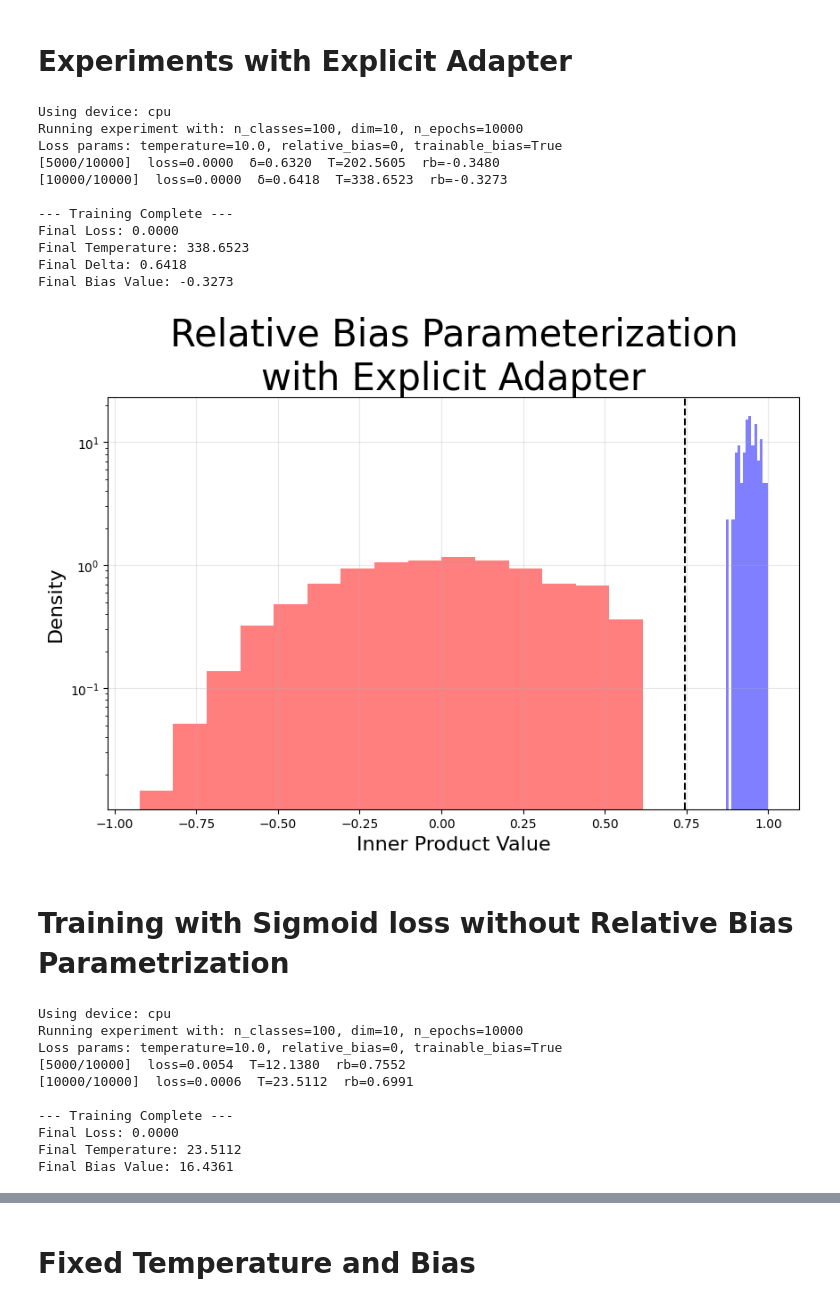
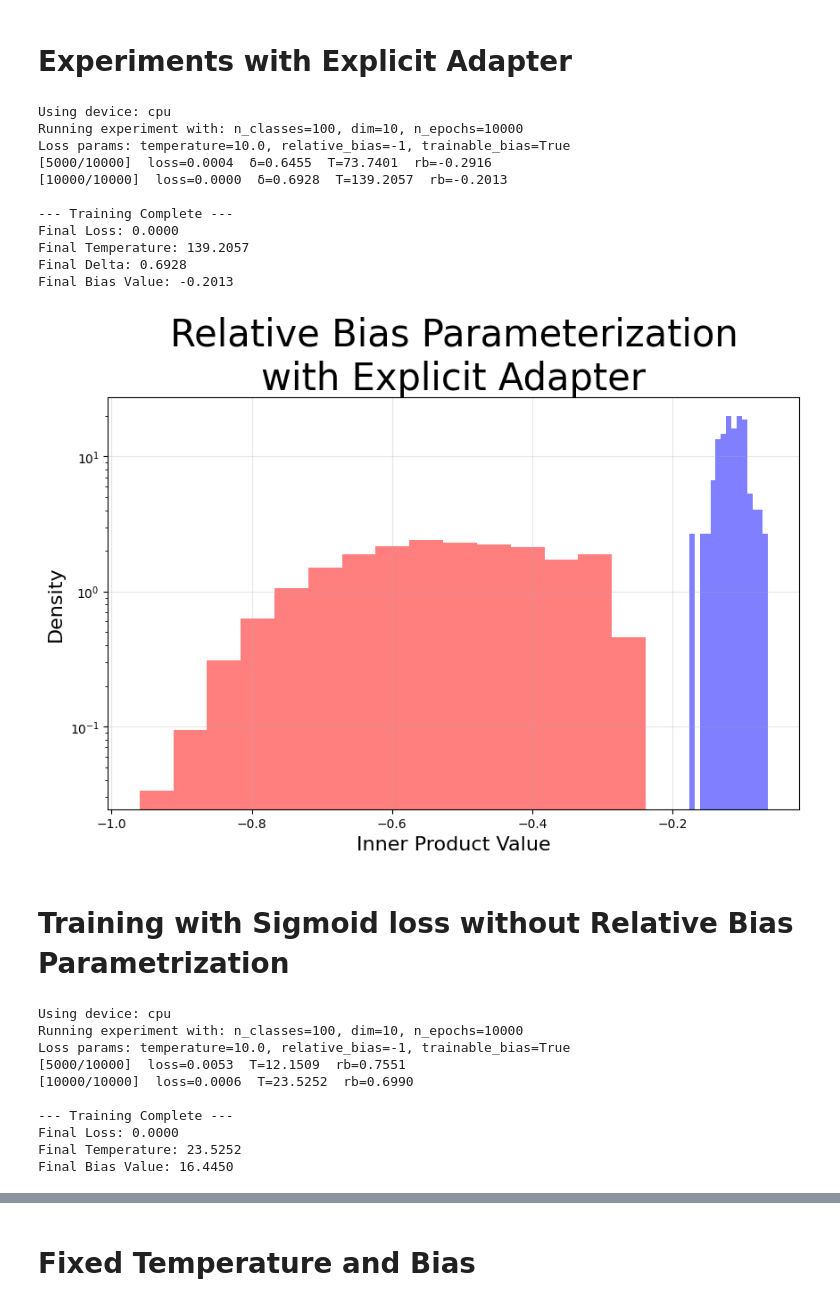
Before and after one commit to BangachevKiril/RepresentationLearningTheory, a Jupyter notebook: SigLIP/FrozenModalityExperiments.ipynb, the cells around one changed output, grey strips where cells are left out. Cells and saved outputs as stored; diff of their text form; code cells hidden in the pictures.

```diff
--- a/SigLIP/FrozenModalityExperiments.ipynb
+++ b/SigLIP/FrozenModalityExperiments.ipynb
@@ -24,12 +24,12 @@ device_str = 'cuda' if torch.cuda.is_available() else 'cpu'
 
 
 initial_temperature = 10.0
-initial_relative_bias = 0
+initial_relative_bias = -1
 initial_x= 0.5
 
 delta = torch.sigmoid(torch.tensor(initial_x)).item()
 initial_temperature_rescaled = initial_temperature /delta **2
-initial_relative_bias_rescaled = initial_relative_bias*(delta**2)  -  + (1 - delta**2)
+initial_relative_bias_rescaled = initial_relative_bias*(delta**2)  -  (1 - delta**2)
 
 U0 = torch.randn(n_classes, dim, device = device_str)
 # %% [markdown]
@@ -118,7 +118,7 @@ experiment = SigLIPExperiment(
     when_to_print = 5000
 )
 
-U_final_2, V_final_2, criterion_final, with_adapter_losses_history, x_final = experiment.train(
+U_final_rb_a, V_final_rb_a, criterion_final, with_adapter_losses_history, x_final = experiment.train(
     relative_bias=initial_relative_bias_rescaled,
     temperature=initial_temperature_rescaled,
     trainable_bias=True,
@@ -136,47 +136,47 @@ print(f"Final Bias Value: {criterion_final.get_bias():.4f}")
 # %% [output]
 Using device: cpu
 Running experiment with: n_classes=100, dim=10, n_epochs=10000
-Loss params: temperature=10.0, relative_bias=0, trainable_bias=True
-[5000/10000]  loss=0.0000  δ=0.6320  T=202.5605  rb=-0.3480
-[10000/10000]  loss=0.0000  δ=0.6418  T=338.6523  rb=-0.3273
+Loss params: temperature=10.0, relative_bias=-1, trainable_bias=True
+[5000/10000]  loss=0.0004  δ=0.6455  T=73.7401  rb=-0.2916
+[10000/10000]  loss=0.0000  δ=0.6928  T=139.2057  rb=-0.2013
 
 --- Training Complete ---
 Final Loss: 0.0000
-Final Temperature: 338.6523
-Final Delta: 0.6418
-Final Bias Value: -0.3273
+Final Temperature: 139.2057
+Final Delta: 0.6928
+Final Bias Value: -0.2013
 # %%
 # Calculate all pairwise inner products
-inner_products = torch.matmul(U_final, V_final.t())
+inner_products = torch.matmul(U_final_rb_a, V_final_rb_a.t())
 
 # Get matching pairs (diagonal elements)
 matching_pairs = torch.diag(inner_products).detach().cpu().numpy()
 
 # Get non-matching pairs (off-diagonal elements)
 mask = ~torch.eye(n_classes, dtype=bool, device=device_str)
 non_matching_pairs = inner_products[mask].detach().cpu().numpy()
 
 # Create histogram plot
 plt.figure(figsize=(10, 6))
 plt.hist(matching_pairs, bins=15, alpha=0.5, label='Matching pairs (i,i)', color='blue', density=True)
 plt.hist(non_matching_pairs, bins=15, alpha=0.5, label='Non-matching pairs (i,j)', color='red', density=True)
 
 # Add red line showing separation between max non-matching and min matching
 # min_matching = np.min(matching_pairs)
 # max_non_matching = np.max(non_matching_pairs)
 # midpoint = (min_matching + max_non_matching) / 2
 # plt.axvline(x=midpoint, color='black', linestyle='--', label='Separation Point')
 
 plt.title('Relative Bias Parameterization\nwith Explicit Adapter', fontsize=30)
 plt.xlabel('Inner Product Value',fontsize=16)
 plt.ylabel('Density',fontsize=16)
 # plt.legend(fontsize= 16)
 plt.grid(True, alpha=0.3)
 plt.yscale('log')
 plt.savefig('logs/frozen_modality_with_adapter_ip_separation.png',dpi =300,  bbox_inches='tight')
 plt.show()
 # %% [output]
-[figure, old version]
+[figure, new version]
 # %% [markdown]
 # Training with Sigmoid loss without Relative Bias Parametrization
 # %%
@@ -193,8 +193,8 @@ experiment = SigLIPExperiment(
     when_to_print = 5000
 )
 
-U_final_3, V_final_3, criterion_final, no_adapter_losses_history_non_rb = experiment.train(
-    bias = initial_relative_bias*initial_temperature,
+U_final_b, V_final_b, criterion_final, no_adapter_losses_history_non_rb = experiment.train(
+    bias = 0,
     temperature=initial_temperature,
     trainable_bias=True,
     trainable_temp=True,
@@ -209,13 +209,13 @@ print(f"Final Bias Value: {criterion_final.get_bias():.4f}")
 # %% [output]
 Using device: cpu
 Running experiment with: n_classes=100, dim=10, n_epochs=10000
-Loss params: temperature=10.0, relative_bias=0, trainable_bias=True
-[5000/10000]  loss=0.0054  T=12.1380  rb=0.7552
-[10000/10000]  loss=0.0006  T=23.5112  rb=0.6991
+Loss params: temperature=10.0, relative_bias=-1, trainable_bias=True
+[5000/10000]  loss=0.0053  T=12.1509  rb=0.7551
+[10000/10000]  loss=0.0006  T=23.5252  rb=0.6990
 
 --- Training Complete ---
 Final Loss: 0.0000
-Final Temperature: 23.5112
-Final Bias Value: 16.4361
+Final Temperature: 23.5252
+Final Bias Value: 16.4450
 # %%
 # Calculate all pairwise inner products
```
Also changed, not shown: parts of 9 cells of this notebook.
